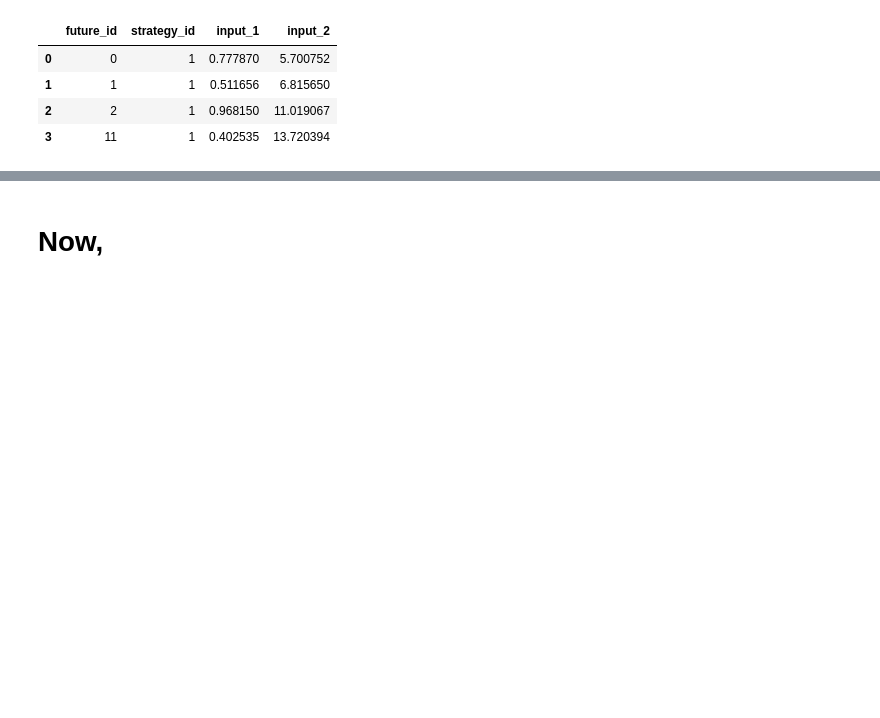
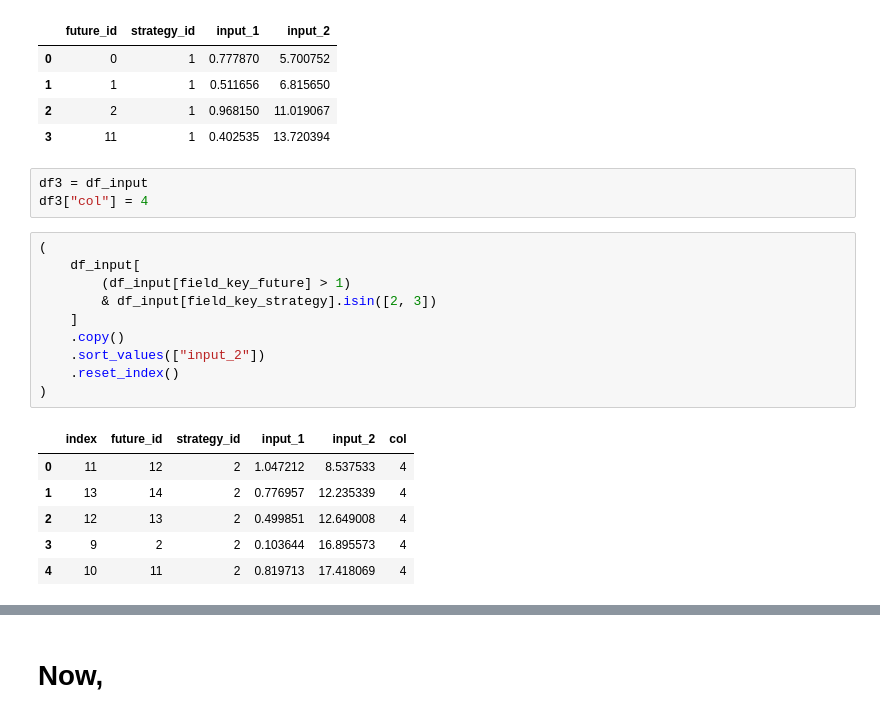
Before and after one commit to jcsyme/dmdu_scalable_computing_2023, a Jupyter notebook: workbooks/class_1_start.ipynb, the cells around one changed output, grey strips where cells are left out. Cells and saved outputs as stored; diff of their text form; blank space fills up the shorter version.

```diff
--- a/workbooks/class_1_start.ipynb
+++ b/workbooks/class_1_start.ipynb
@@ -248,6 +266,26 @@ df_input.iloc[0:4]
 | 1 | 1 | 1 | 0.511656 | 6.815650 |
 | 2 | 2 | 1 | 0.968150 | 11.019067 |
 | 3 | 11 | 1 | 0.402535 | 13.720394 |
+# %%
+df3 = df_input
+df3["col"] = 4
+# %%
+(
+    df_input[
+        (df_input[field_key_future] > 1)
+        & df_input[field_key_strategy].isin([2, 3])
+    ]
+    .copy()
+    .sort_values(["input_2"])
+    .reset_index()
+)
+# %% [output]
+|  | index | future_id | strategy_id | input_1 | input_2 | col |
+| 0 | 11 | 12 | 2 | 1.047212 | 8.537533 | 4 |
+| 1 | 13 | 14 | 2 | 0.776957 | 12.235339 | 4 |
+| 2 | 12 | 13 | 2 | 0.499851 | 12.649008 | 4 |
+| 3 | 9 | 2 | 2 | 0.103644 | 16.895573 | 4 |
+| 4 | 10 | 11 | 2 | 0.819713 | 17.418069 | 4 |
 # %%
 #
 df2 = (
```
Also changed, not shown: parts of 17 cells of this notebook.
